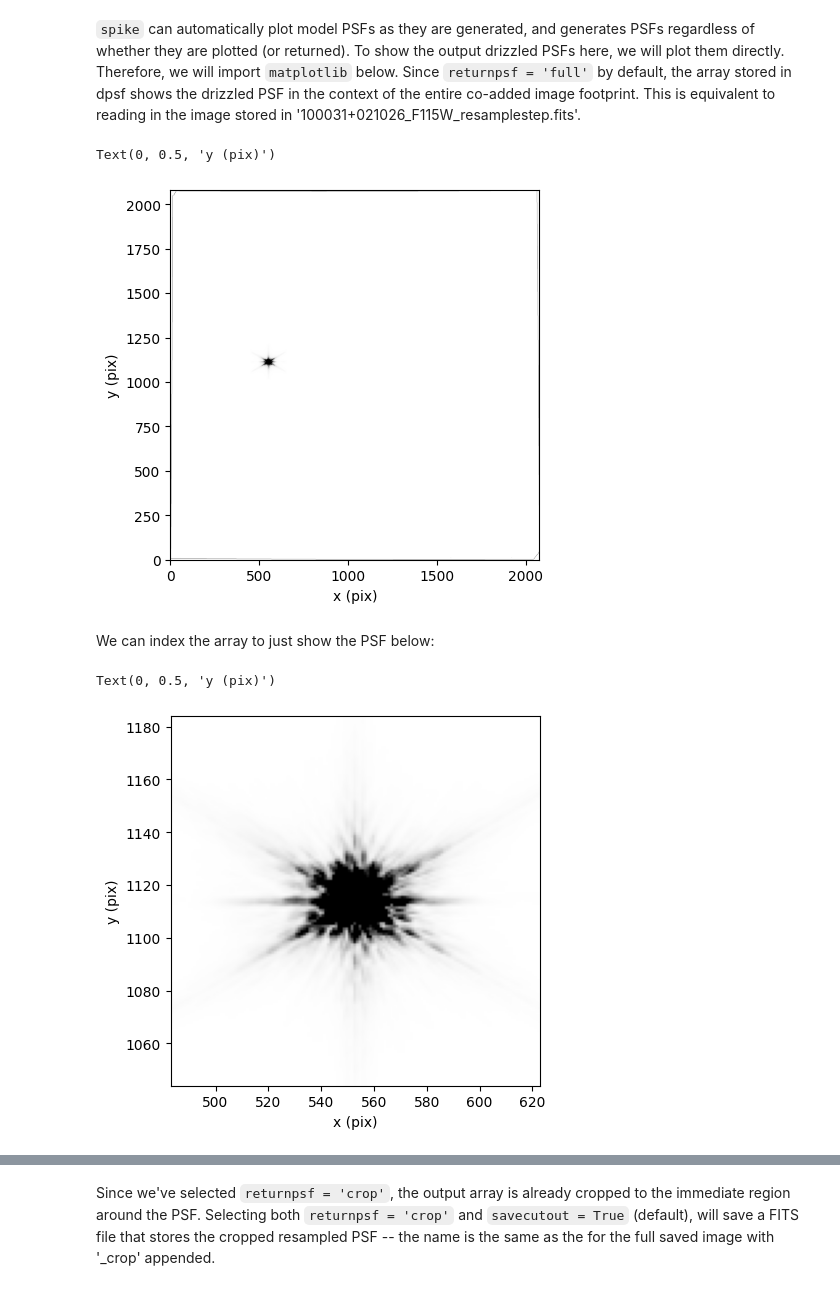
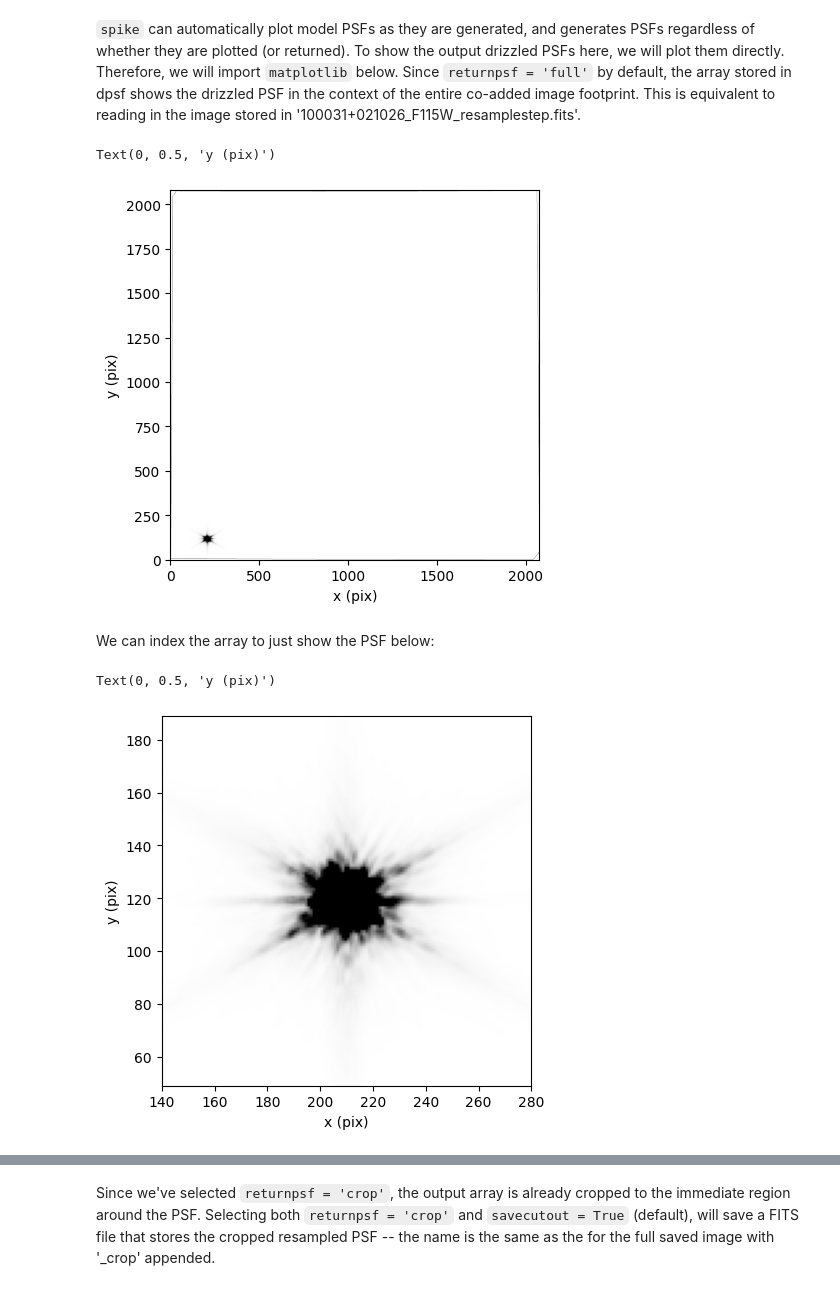
Before and after one commit to avapolzin/spike, a Jupyter notebook: example_notebooks/nircam_example.ipynb, the cells around one changed output, grey strips where cells are left out. Saved outputs shown, nothing was run; the diff lists cells and outputs as text; code cells hidden in the pictures.

```diff
--- a/example_notebooks/nircam_example.ipynb
+++ b/example_notebooks/nircam_example.ipynb
@@ -21,7 +23,7 @@ Note that if you choose to create resampled PSFs for the same data and object lo
 
 We'll also define an object -- in this case, a set of coordinates -- for which the PSF will be generated.
 # %%
-obj = '10:00:31.432 +02:10:26.29' #can also be a resolvable name or coordinates in decimal degrees
+obj = '10:00:33.588 +02:10:24.18' #can also be a resolvable name or coordinates in decimal degrees
 # %% [markdown]
 Now, we can call `spike.psf.jwst` -- as an initial example we'll use the most minimal inputs. By default, in addition to saving drizzled PSFs and any intermediate products in the directory given by 'savedir' (here the argument will be the outputpath variable we definied), this function will return a dictionary that stores model PSFs indexed by filter and object.
 
@@ -52,7 +54,7 @@ dpsf
 import matplotlib.pyplot as plt
 import numpy as np
 
-dat = dpsf['10:00:31.432 +02:10:26.29']['F115W']
+dat = dpsf['10:00:33.588 +02:10:24.18']['F115W']
 
 fig = plt.figure()
 plt.imshow(dat, vmin = np.nanpercentile(dat[dat != 0], 20), vmax = np.nanpercentile(dat[dat != 0], 97),
@@ -61,18 +63,18 @@ plt.xlabel('x (pix)')
 plt.ylabel('y (pix)')
 # %% [output]
 Text(0, 0.5, 'y (pix)')
-[figure, old version]
+[figure, new version]
 # %% [markdown]
 We can index the array to just show the PSF below:
 # %%
-dat = dpsf['10:00:31.432 +02:10:26.29']['F115W'][1044: 1184, 483:623]
+dat = dpsf['10:00:33.588 +02:10:24.18']['F115W'][49: 189, 140:280]
 
 fig = plt.figure()
 plt.imshow(dat, vmin = np.nanpercentile(dat[dat != 0], 20), vmax = np.nanpercentile(dat[dat != 0], 97),
-            origin = 'lower', cmap = 'Greys', extent = [483, 623, 1044, 1184])
+            origin = 'lower', cmap = 'Greys', extent = [140, 280, 49, 189])
 plt.xlabel('x (pix)')
 plt.ylabel('y (pix)')
 # %% [output]
 Text(0, 0.5, 'y (pix)')
-[figure, old version]
+[figure, new version]
 # %% [markdown]
```
Also changed, not shown: parts of 9 cells of this notebook, 5 other files.
